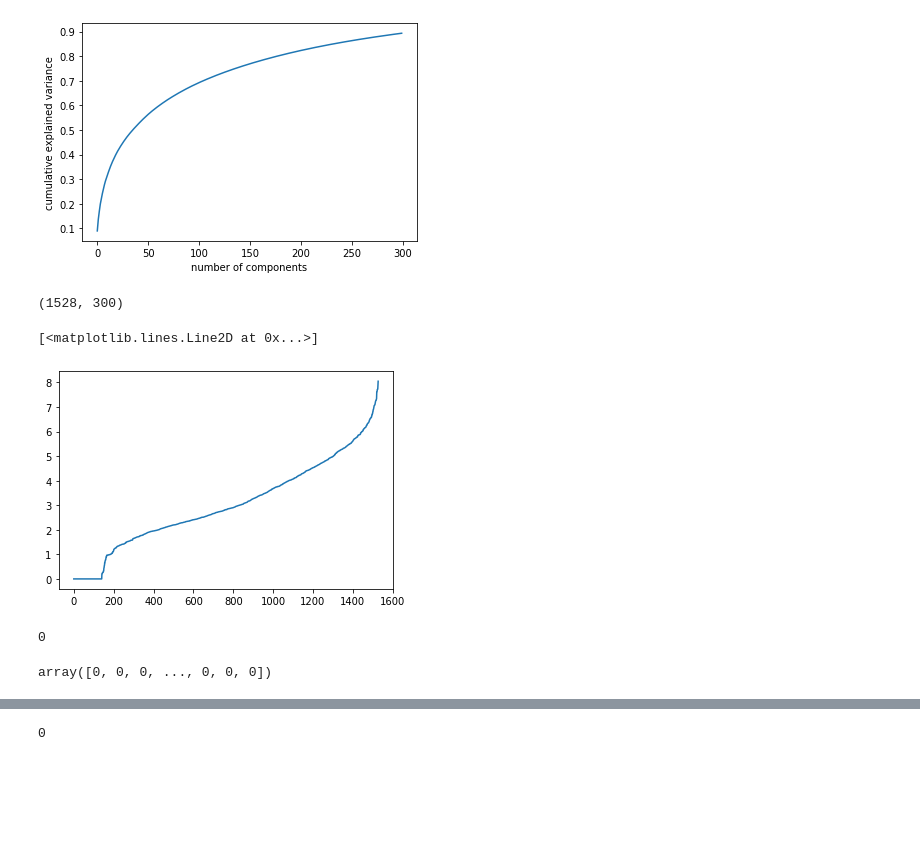
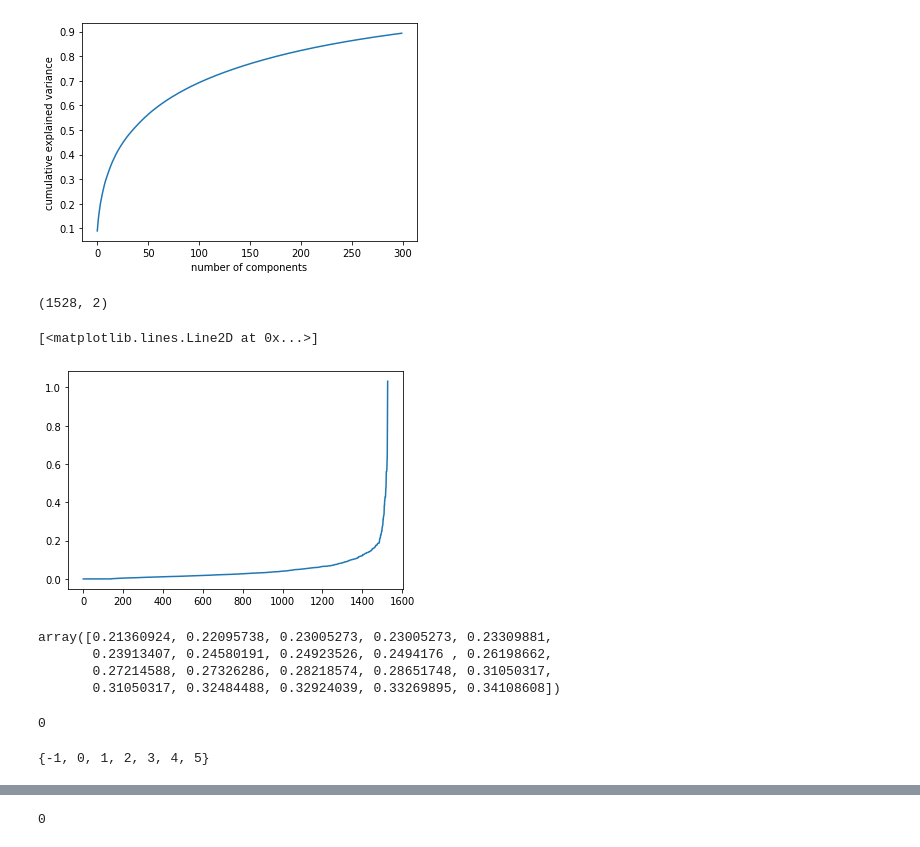
Before and after one commit to AdrienSF/twitter-analysis, a Jupyter notebook: pipeline_dev.ipynb, the cells around one changed output, grey strips where cells are left out. Cells and saved outputs as stored; diff of their text form; code cells hidden in the pictures; blank space fills up the shorter version.

Commit message:
add data visualization

```diff
--- a/pipeline_dev.ipynb
+++ b/pipeline_dev.ipynb
@@ -89,11 +89,11 @@ Text(0, 0.5, 'cumulative explained variance')
 [figure]
 # %%
 # apply suitable dim reduciton: 300 pc
-pca = PCA(300)
+pca = PCA(2)
 pctweets = pca.fit_transform(vdf)
 pctweets.shape
 # %% [output]
-(1528, 300)
+(1528, 2)
 # %%
 # cluster
 # cls = MiniBatchKMeans(n_clusters=5, random_state=0)
@@ -113,22 +113,29 @@ pctweets.shape
 # %%
 # cluster
 # a paper on twitter clusttering with dbscan uses minSaples in a range of 10 to 60. I will try with 10, but it's a shot in the dark as I have no domain knowledge about what twitter text is like.
 # one tutorial indicates that minSamples hould be greater than the dimensionality of the data, but with 300 features this seems absurd
 
 # finding a good epsilon
 
 # plt.scatter(reduced_features[:,0], reduced_features[:,1], c=cls.predict(pctweets))
 # plt.scatter(reduced_cluster_centers[:, 0], reduced_cluster_centers[:,1], marker='x', s=150, c='b')
-neighbors = NearestNeighbors(n_neighbors=10) # I'm using minSamples=10
+neighbors = NearestNeighbors(n_neighbors=4) # I'm using minSamples=10
 neighbors_fit = neighbors.fit(pctweets)
 distances, indices = neighbors_fit.kneighbors(pctweets)
 
 distances = np.sort(distances, axis=0)
 distances = distances[:,1]
 plt.plot(distances)
 # %% [output]
 [<matplotlib.lines.Line2D at 0x...>]
-[figure, old version]
+[figure, new version]
+# %%
+distances[1490:1510]
+# %% [output]
+array([0.21360924, 0.22095738, 0.23005273, 0.23005273, 0.23309881,
+       0.23913407, 0.24580191, 0.24923526, 0.2494176 , 0.26198662,
+       0.27214588, 0.27326286, 0.28218574, 0.28651748, 0.31050317,
+       0.31050317, 0.32484488, 0.32924039, 0.33269895, 0.34108608])
 # %%
 # this plot doesn't look right. Why are there so many distances of 0? is this even possible?
 # distances[:10]
@@ -145,8 +152,8 @@ np.sum(pd.DataFrame(ttexts).duplicated())
 0
 # %%
 # cluster
-cls = DBSCAN(eps=6.5, min_samples=10)
-cls.fit(vdf)
-cls.labels_
+cls = DBSCAN(eps=.29, min_samples=4)
+cls.fit(pctweets)
+set(cls.labels_)
 # %% [output]
-array([0, 0, 0, ..., 0, 0, 0])
+{-1, 0, 1, 2, 3, 4, 5}
```
Also changed, not shown: parts of 1 cell of this notebook, 7 other files.
